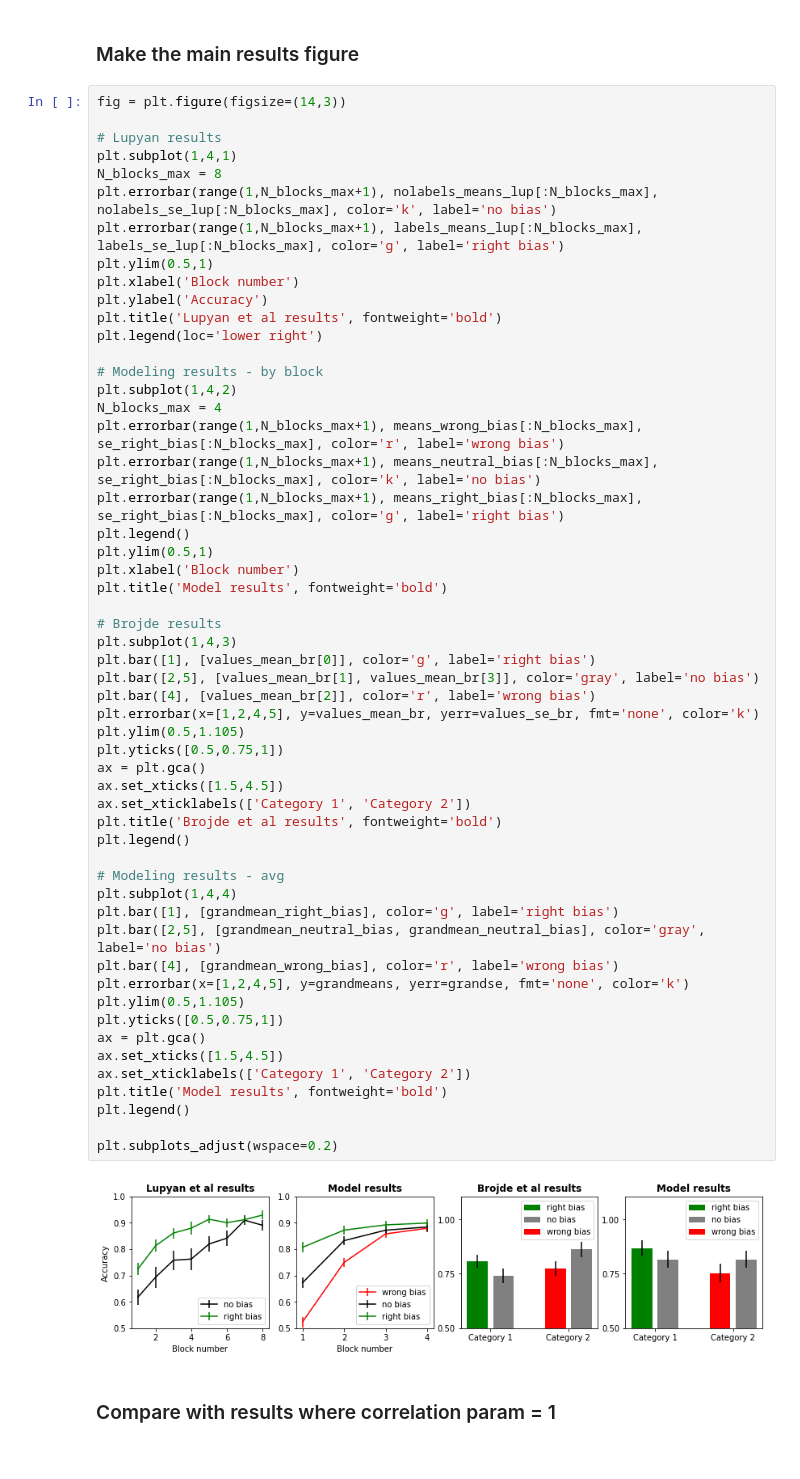
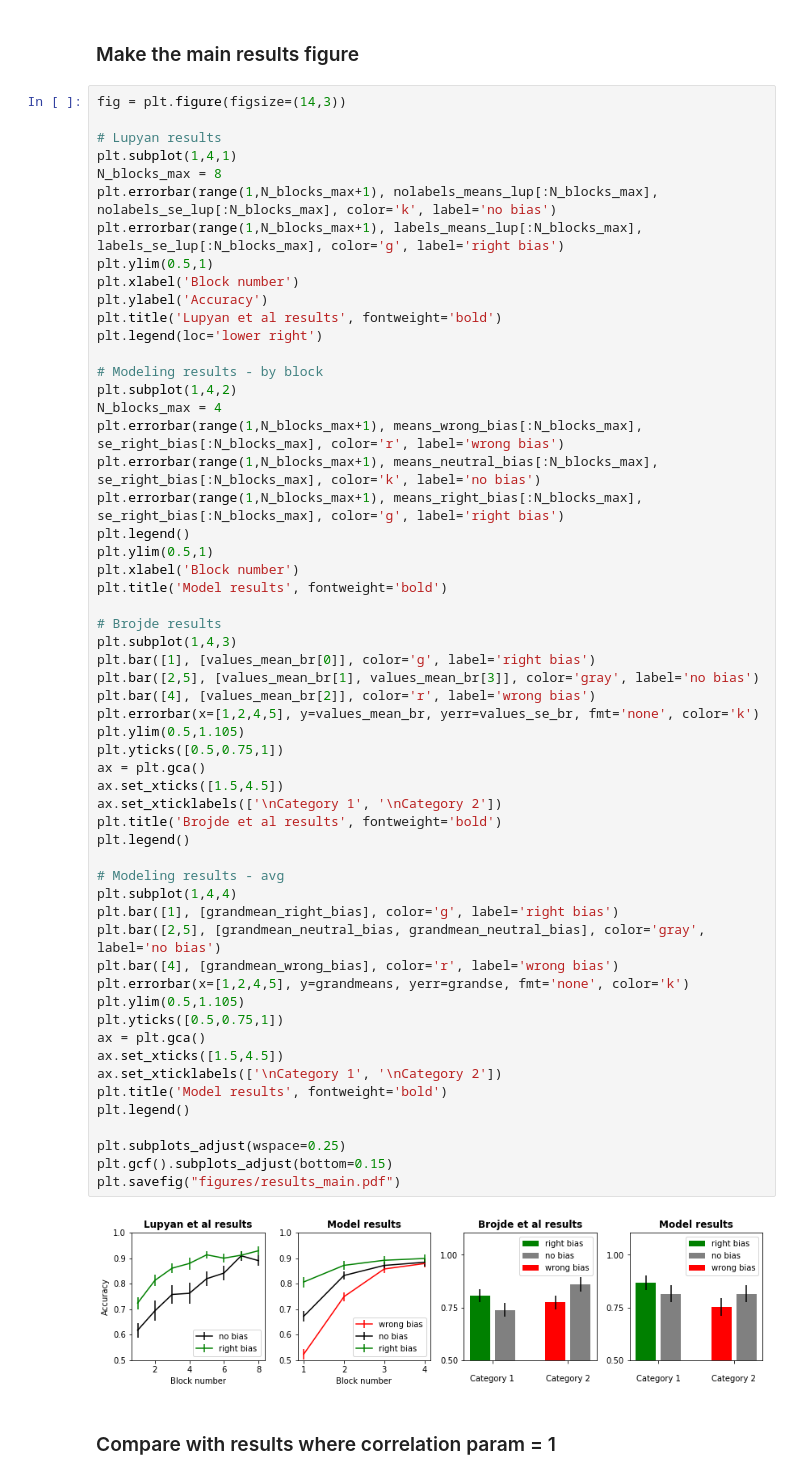
Before and after one commit to neuranna/labels-and-categories, a Jupyter notebook: Labels_&_Categories_Results.ipynb, the cells around one changed output. Cells and saved outputs as stored; diff of their text form.

Commit message:
figures

```diff
--- a/Labels_&_Categories_Results.ipynb
+++ b/Labels_&_Categories_Results.ipynb
@@ -129,37 +128,39 @@ plt.ylim(0.5,1)
 plt.xlabel('Block number')
 plt.title('Model results', fontweight='bold')
 
 # Brojde results
 plt.subplot(1,4,3)
 plt.bar([1], [values_mean_br[0]], color='g', label='right bias')
 plt.bar([2,5], [values_mean_br[1], values_mean_br[3]], color='gray', label='no bias')
 plt.bar([4], [values_mean_br[2]], color='r', label='wrong bias')
 plt.errorbar(x=[1,2,4,5], y=values_mean_br, yerr=values_se_br, fmt='none', color='k')
 plt.ylim(0.5,1.105)
 plt.yticks([0.5,0.75,1])
 ax = plt.gca()
 ax.set_xticks([1.5,4.5])
-ax.set_xticklabels(['Category 1', 'Category 2'])
+ax.set_xticklabels(['\nCategory 1', '\nCategory 2'])
 plt.title('Brojde et al results', fontweight='bold')
 plt.legend()
 
 # Modeling results - avg
 plt.subplot(1,4,4)
 plt.bar([1], [grandmean_right_bias], color='g', label='right bias')
 plt.bar([2,5], [grandmean_neutral_bias, grandmean_neutral_bias], color='gray', label='no bias')
 plt.bar([4], [grandmean_wrong_bias], color='r', label='wrong bias')
 plt.errorbar(x=[1,2,4,5], y=grandmeans, yerr=grandse, fmt='none', color='k')
 plt.ylim(0.5,1.105)
 plt.yticks([0.5,0.75,1])
 ax = plt.gca()
 ax.set_xticks([1.5,4.5])
-ax.set_xticklabels(['Category 1', 'Category 2'])
+ax.set_xticklabels(['\nCategory 1', '\nCategory 2'])
 plt.title('Model results', fontweight='bold')
 plt.legend()
 
-plt.subplots_adjust(wspace=0.2)
+plt.subplots_adjust(wspace=0.25)
+plt.gcf().subplots_adjust(bottom=0.15)
+plt.savefig("figures/results_main.pdf")
 # %% [output]
-[figure, old version]
+[figure, new version]
 # %% [markdown]
 ### Compare with results where correlation param = 1
 # %%
```
Also changed, not shown: parts of 3 cells of this notebook, 5 other files.
